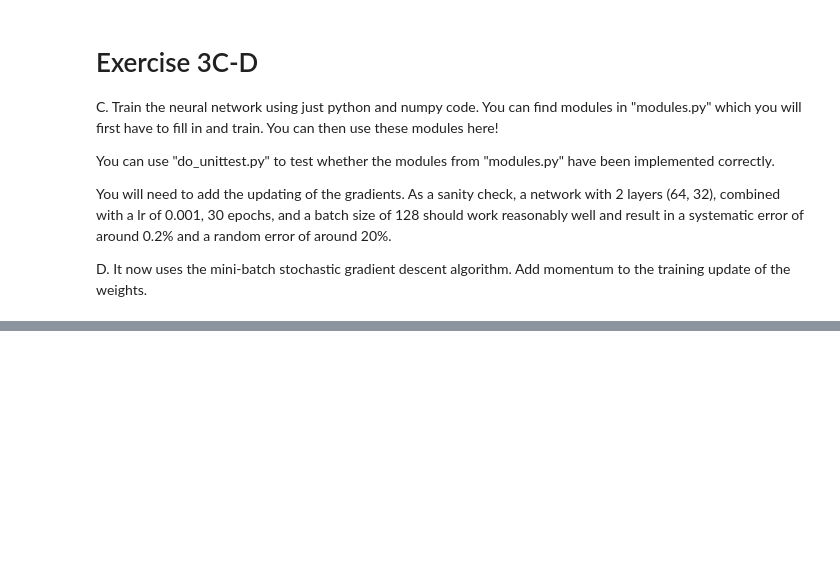
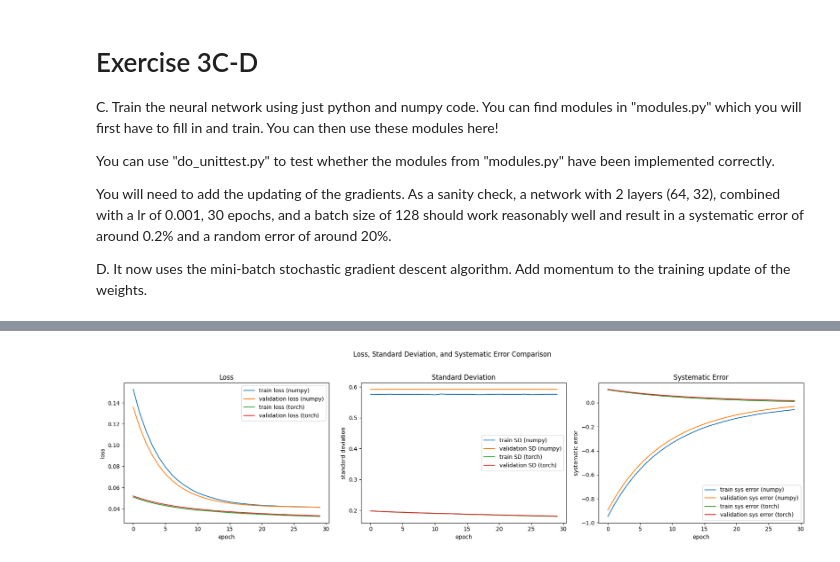
Before and after one commit to yoadvp-bit/Medical_deep_learning, a Jupyter notebook: Assignment 1/exercise_3.ipynb, the cells around one changed output, grey strips where cells are left out. Cells and saved outputs as stored; diff of their text form; code cells hidden in the pictures; blank space fills up the shorter version.

Commit message:
C and D implementation finished, comments missing

```diff
--- a/Assignment 1/exercise_3.ipynb
+++ b/Assignment 1/exercise_3.ipynb
@@ -160,0 +929,91 @@ for epoch in range(epochs):
+# %%
+learning_rate = 0.001
+epochs = 30
+hidden_width = 64
+hidden_layers = 2
+
+# Train model without momentum
+plot_data_without_momentum = train_model(trainloader=trainloader, inferloader=inferloader, learning_rate=learning_rate, bvalues=bvalues, hidden_layers=(hidden_width,hidden_width), epochs=epochs, momentum=0.0, seed=seed)
+
+plot_data_without_momentum_torch = train_network_torch(name = "np vs torch", training_data=trainloader, validation_data=inferloader, test_data=testloader,  learningrate=learning_rate, bvalues=bvalues, hidden_layers=hidden_layers, hidden_width=hidden_width, epochs=epochs, seed=seed)
+
+fig, axs = plt.subplots(1, 3, figsize=(18, 5))
+
+fig.suptitle('Loss, Standard Deviation, and Systematic Error Comparison')
+
+# Plot loss for the numpy model without momentum
+axs[0].plot(plot_data_without_momentum['train_loss'], label='train loss (numpy)')
+axs[0].plot(plot_data_without_momentum['val_loss'], label='validation loss (numpy)')
+
+# Plot loss for the torch model without momentum
+axs[0].plot(plot_data_without_momentum_torch[0]['train_loss'], label='train loss (torch)')
+axs[0].plot(plot_data_without_momentum_torch[0]['val_loss'], label='validation loss (torch)')
+
+axs[0].legend()
+axs[0].set_xlabel('epoch')
+axs[0].set_ylabel('loss')
+axs[0].set_title('Loss')
+
+# Plot standard deviation for the numpy model without momentum
+axs[1].plot(plot_data_without_momentum['SD_train'], label='train SD (numpy)')
+axs[1].plot(plot_data_without_momentum['SD_val'], label='validation SD (numpy)')
+
+# Plot standard deviation for the torch model without momentum
+axs[1].plot(plot_data_without_momentum_torch[0]['SD_train'], label='train SD (torch)')
+axs[1].plot(plot_data_without_momentum_torch[0]['SD_val'], label='validation SD (torch)')
+
+axs[1].legend()
+axs[1].set_xlabel('epoch')
+axs[1].set_ylabel('standard deviation')
+axs[1].set_title('Standard Deviation')
+
+# Plot systematic error for the numpy model without momentum
+axs[2].plot(plot_data_without_momentum['sys_train'], label='train sys error (numpy)')
+axs[2].plot(plot_data_without_momentum['sys_val'], label='validation sys error (numpy)')
+
+# Plot systematic error for the torch model without momentum
+axs[2].plot(plot_data_without_momentum_torch[0]['sys_train'], label='train sys error (torch)')
+axs[2].plot(plot_data_without_momentum_torch[0]['sys_val'], label='validation sys error (torch)')
+
+axs[2].legend()
+axs[2].set_xlabel('epoch')
+axs[2].set_ylabel('systematic error')
+axs[2].set_title('Systematic Error')
+
+fig.tight_layout(rect=[0, 0, 1, 0.96])
+plt.show()
+
+# Plot train table data for the model with and without momentum
+fig, axs = plt.subplots(1, 2, figsize=(15, 5))
+
+fig.suptitle('Train Table Data Comparison')
+
+# Train data with momentum
+axs[0].set_title(' Train Data comparison pytorch')
+for epoch, data in enumerate(plot_data_with_momentum['table_train']):
+    if (epoch+1) % 10 == 0:
+        f_ref, f_pred = zip(*data)
+        axs[0].scatter(f_ref, f_pred, alpha=0.5, label=f'Epoch {epoch+1}')
+axs[0].plot([0, 1], [0, 1], 'k--', lw=2)
+axs[0].set_xlabel('Reference f')
+axs[0].set_ylabel('Predicted f')
+axs[0].set_xlim([min(f_ref) - 0.1, max(f_ref) + 0.1])
+axs[0].set_ylim([min(f_pred) - 0.1, max(f_pred) + 0.1])
+axs[0].legend()
+
+# Train data without momentum
+axs[1].set_title('Train Data comparison own implementation')
+for epoch, data in enumerate(plot_data_without_momentum['table_train']):
+    if (epoch+1) % 10 == 0:
+        f_ref, f_pred = zip(*data)
+        axs[1].scatter(f_ref, f_pred, alpha=0.5, label=f'Epoch {epoch+1}')
+axs[1].plot([0, 1], [0, 1], 'k--', lw=2)
+axs[1].set_xlabel('Reference f')
+axs[1].set_ylabel('Predicted f')
+axs[1].set_xlim([min(f_ref) - 0.1, max(f_ref) + 0.1])
+axs[1].set_ylim([min(f_pred) - 0.1, max(f_pred) + 0.1])
+axs[1].legend()
+
+fig.tight_layout(rect=[0, 0, 1, 0.96])
+plt.show()
+# %% [output]
@@ -160,0 +1025 @@ for epoch in range(epochs):
+[figure, added]
```
Also changed, not shown: parts of 13 cells of this notebook, 1 other file.
